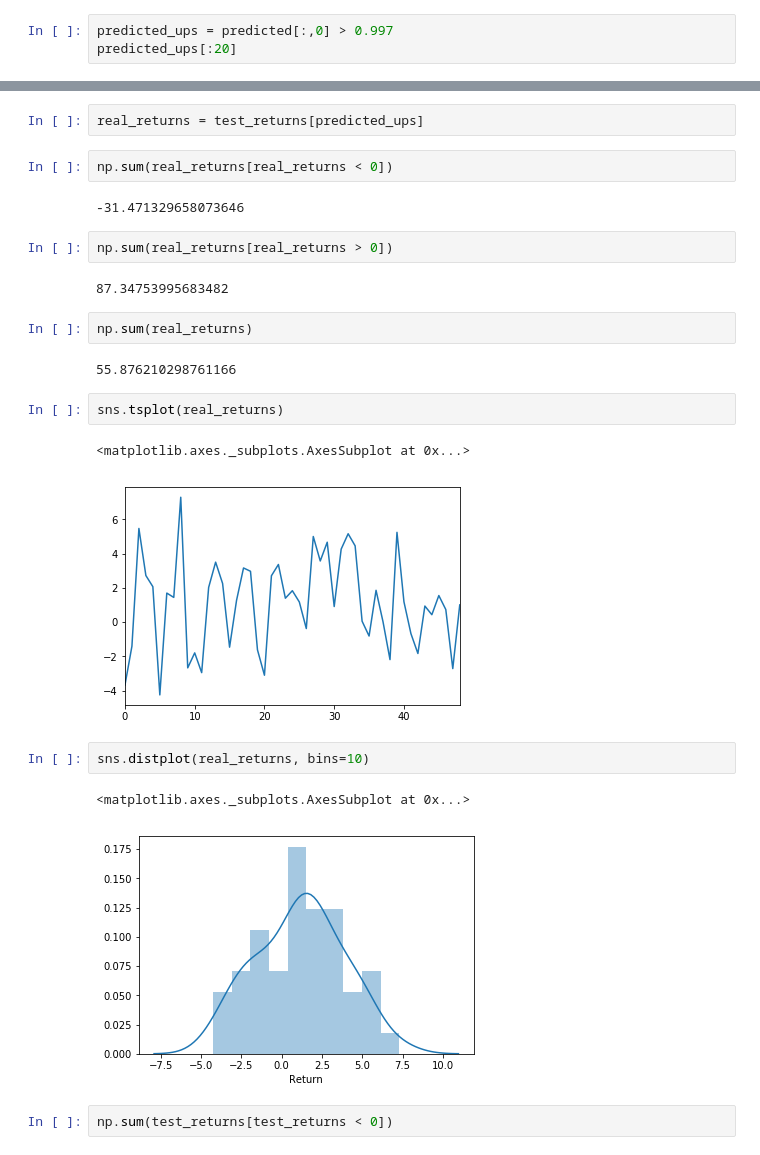
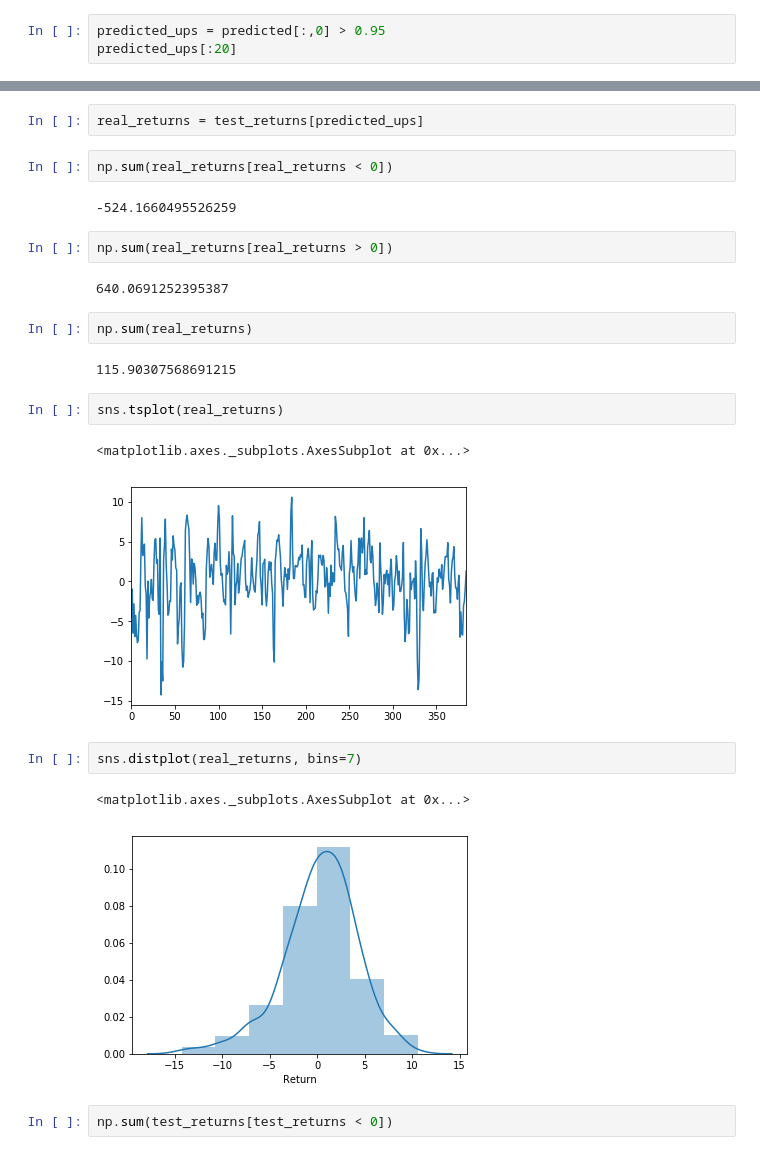
Before and after one commit to minimalgeek/DeepLearning, a Jupyter notebook: Stock/notebooks/Trade prediction/12_whatever_gapclose_patterns_percentage_well_scaled.ipynb, the cells around one changed output, grey strips where cells are left out. Cells and saved outputs as stored; diff of their text form.

```diff
--- a/Stock/notebooks/Trade prediction/12_whatever_gapclose_patterns_percentage_well_scaled.ipynb
+++ b/Stock/notebooks/Trade prediction/12_whatever_gapclose_patterns_percentage_well_scaled.ipynb
@@ -260,6 +260,6 @@ array([[ 0.97616154,  0.0238385 ],
        [ 0.94324726,  0.05675274],
        [ 0.99607974,  0.00392027]], dtype=float32)
 # %%
-predicted_ups = predicted[:,0] > 0.997
+predicted_ups = predicted[:,0] > 0.95
 predicted_ups[:20]
 # %% [output]
@@ -309,25 +309,25 @@ real_returns = test_returns[predicted_ups]
 # %%
 np.sum(real_returns[real_returns < 0])
 # %% [output]
--31.471329658073646
+-524.1660495526259
 # %%
 np.sum(real_returns[real_returns > 0])
 # %% [output]
-87.34753995683482
+640.0691252395387
 # %%
 np.sum(real_returns)
 # %% [output]
-55.876210298761166
+115.90307568691215
 # %%
 sns.tsplot(real_returns)
 # %% [output]
 <matplotlib.axes._subplots.AxesSubplot at 0x...>
-[figure, old version]
+[figure, new version]
 # %%
-sns.distplot(real_returns, bins=10)
+sns.distplot(real_returns, bins=7)
 # %% [output]
 <matplotlib.axes._subplots.AxesSubplot at 0x...>
-[figure, old version]
+[figure, new version]
 # %%
 np.sum(test_returns[test_returns < 0])
 # %% [output]
```
Also changed, not shown: parts of 3 cells of this notebook.
